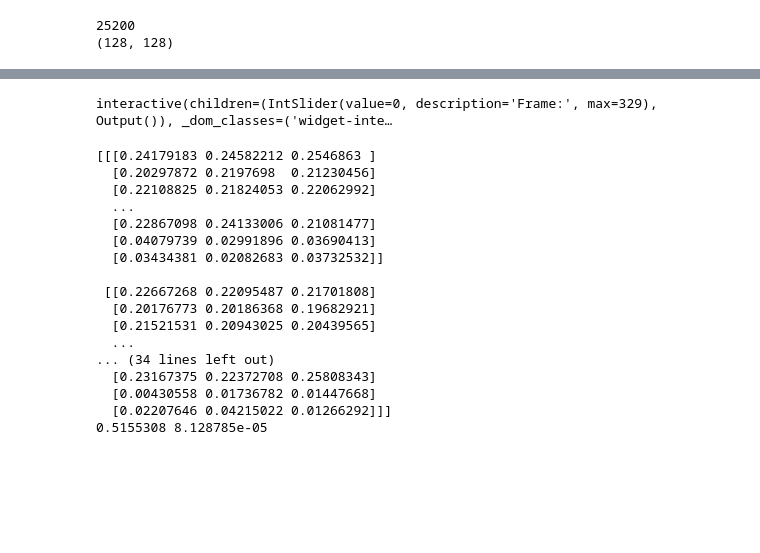
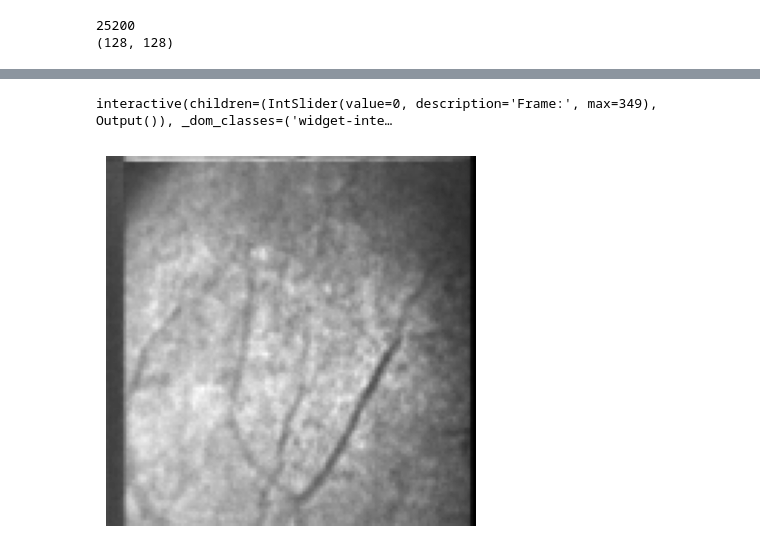
Before and after one commit to JayYeung/datathon-2023, a Jupyter notebook: auto-encoder/attempt2.ipynb, the cells around one changed output, grey strips where cells are left out. Drawn from its saved outputs; the diff is of its cells as text; code cells hidden in the pictures; blank space fills up the shorter version.

```diff
--- a/auto-encoder/attempt2.ipynb
+++ b/auto-encoder/attempt2.ipynb
@@ -118,0 +145,2 @@ decoded_frames.shape
+# %%
+latent_vector = encoder.predict(X_train)
@@ -122,7 +258,7 @@ import ipywidgets as widgets
 from IPython.display import display
 
 def show_frame(frame_index):
-    frame = decoded_frames[frame_index]
+    frame = reconstructed_image_frames[frame_index]
 
     # Rescale if the frames are normalized
     if frame.max() <= 1.0:
@@ -133,32 +269,50 @@ def show_frame(frame_index):
     plt.axis('off')
     plt.show()
 
-
 # Create a slider to browse through the frames
-frame_slider = widgets.IntSlider(value=0, min=0, max=len(decoded_frames)-1, step=1, description='Frame:')
+frame_slider = widgets.IntSlider(value=0, min=0, max=len(reconstructed_image_frames)-1, step=1, description='Frame:')
 
 # Display the widget
 widgets.interactive(show_frame, frame_index=frame_slider)
 # %% [output]
-interactive(children=(IntSlider(value=0, description='Frame:', max=329), Output()), _dom_classes=('widget-inte…
+interactive(children=(IntSlider(value=0, description='Frame:', max=349), Output()), _dom_classes=('widget-inte…
-# %%
-print(decoded_frames[0])  # Check the first frame
-print(decoded_frames[0].max(), decoded_frames[0].min())  # Check the range of pixel values
-# %% [output]
-[[[0.24179183 0.24582212 0.2546863 ]
-  [0.20297872 0.2197698  0.21230456]
-  [0.22108825 0.21824053 0.22062992]
-  ...
-  [0.22867098 0.24133006 0.21081477]
-  [0.04079739 0.02991896 0.03690413]
-  [0.03434381 0.02082683 0.03732532]]
-
- [[0.22667268 0.22095487 0.21701808]
-  [0.20176773 0.20186368 0.19682921]
-  [0.21521531 0.20943025 0.20439565]
-  ...
-... (34 lines left out)
-  [0.23167375 0.22372708 0.25808343]
-  [0.00430558 0.01736782 0.01447668]
-  [0.02207646 0.04215022 0.01266292]]]
-0.5155308 8.128785e-05
+# %%
+import cv2
+from time import sleep
+
+sleep(5)
+
+for frame in reconstructed_image_frames:
+    # Convert frame to BGR if it's in grayscale or another format
+    if len(frame.shape) == 2 or frame.shape[2] == 1:
+        frame = cv2.cvtColor(frame, cv2.COLOR_GRAY2BGR)
+
+    # Display the frame
+    cv2.imshow('Frame', frame)
+
+    # Wait for 25 ms and break the loop with a keyboard interrupt
+    if cv2.waitKey(25) & 0xFF == ord('q'):
+        break
+
+# Close the window
+cv2.destroyAllWindows()
+# %%
+import matplotlib.pyplot as plt
+import ipywidgets as widgets
+from IPython.display import display
+
+def show_frame():
+    frame = reconstructed_image[0]
+
+    # Rescale if the frames are normalized
+    if frame.max() <= 1.0:
+        frame = frame * 255.0
+
+    # Use 'gray' color map if the images are grayscale
+    plt.imshow(frame.astype('uint8'), cmap='gray')
+    plt.axis('off')
+    plt.show()
+
+show_frame()
+# %% [output]
+[figure, added]
```
Also changed, not shown: parts of 12 cells of this notebook, 2 other files.
